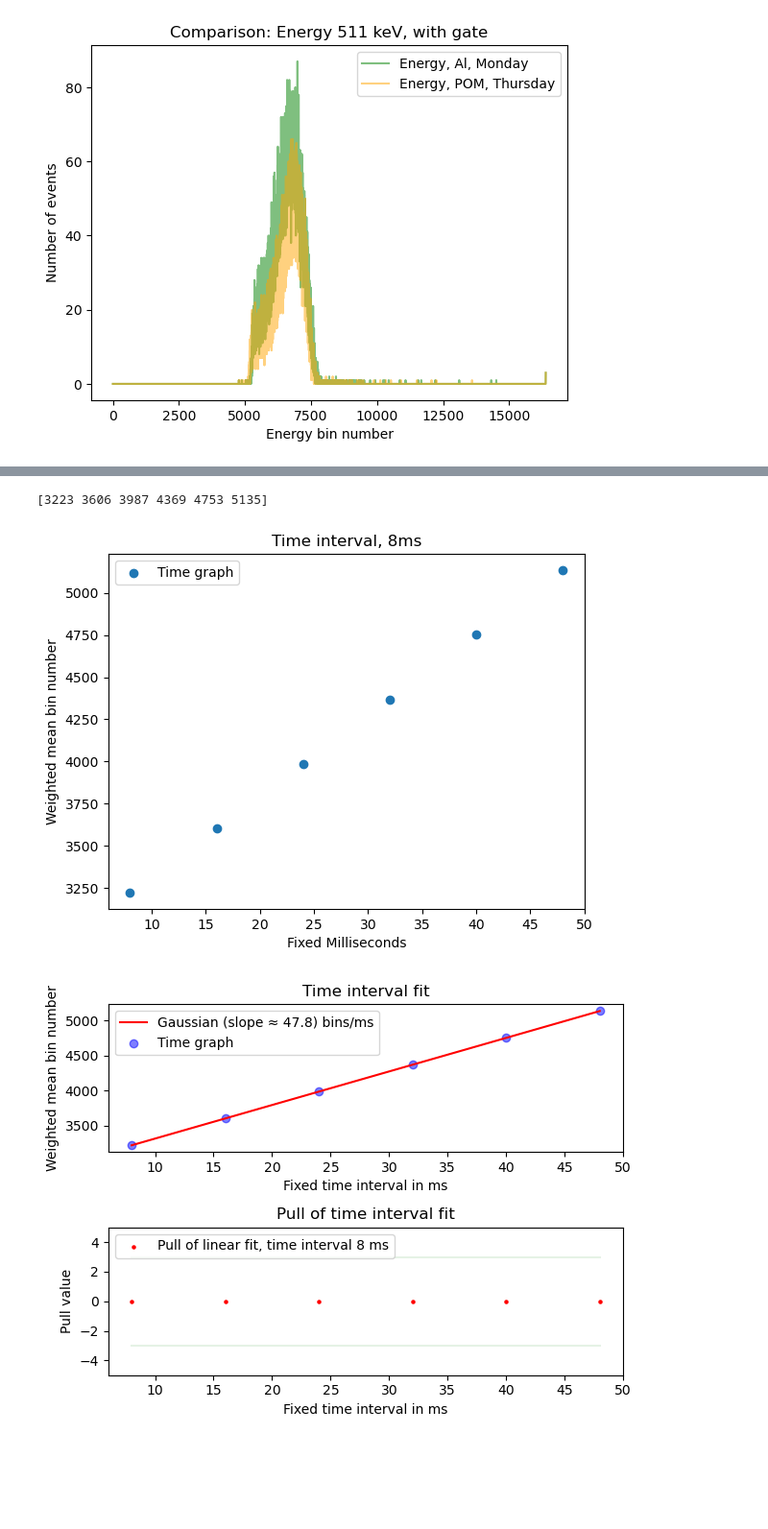
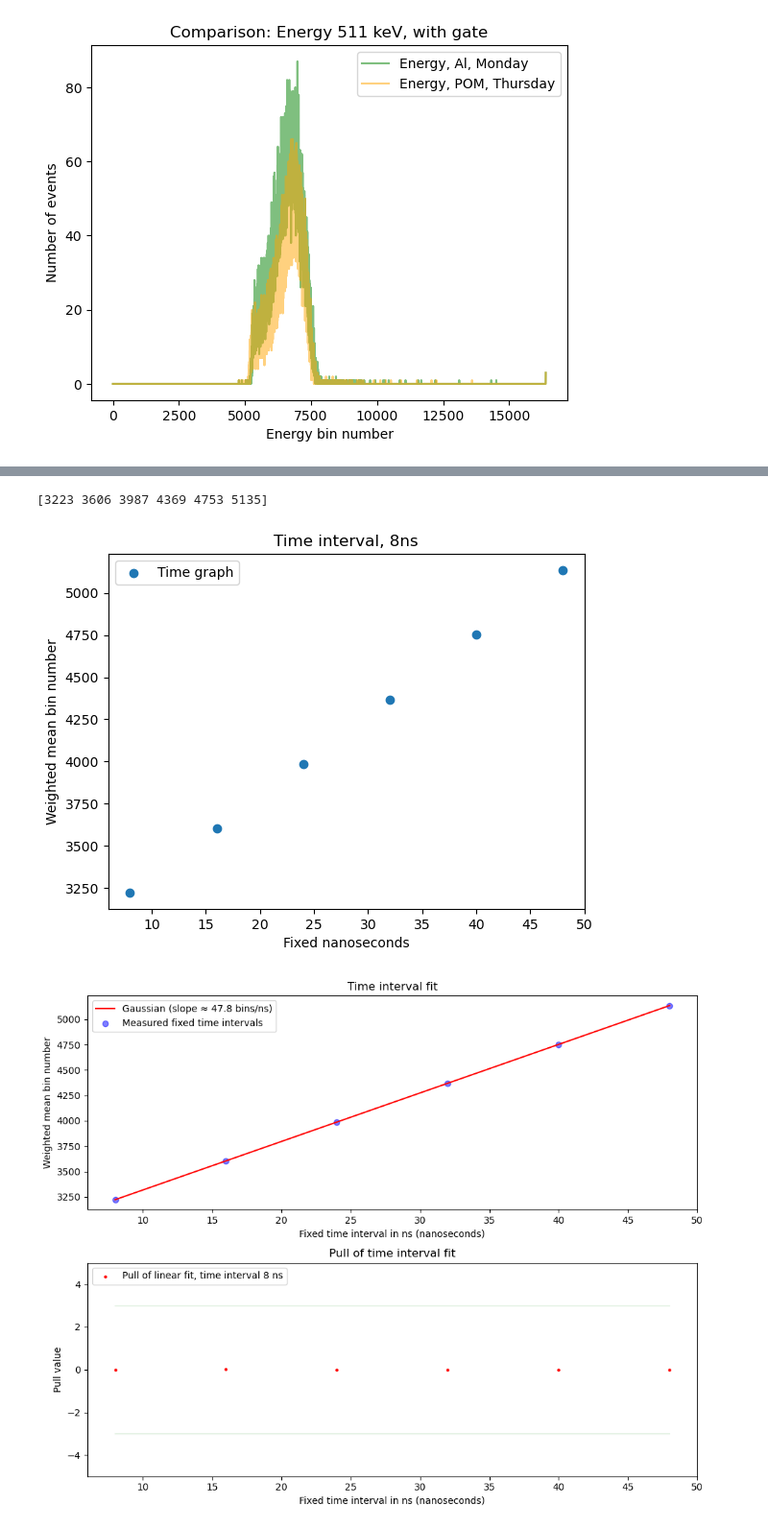
Before and after one commit to Royeth-Boss/KT-1-Lab-Positronium, a Jupyter notebook: Fits_and_plots.ipynb, the cells around one changed output, grey strips where cells are left out. Shown at 96% size. Drawn from its saved outputs; the diff is of its cells as text; code cells hidden in the pictures; blank space fills up the shorter version.

```diff
--- a/Fits_and_plots.ipynb
+++ b/Fits_and_plots.ipynb
@@ -282,12 +282,12 @@ filepath = "Thursday_time interval_nogate.Spe"
 
 raw_data_lines = read_spe_integers(filepath)
 clean_data = cleanup_spe_file(raw_data_lines)
-data_time_interval_8ms = clean_data
+data_time_interval_8ns = clean_data
 
 # Create histogram
-plt.plot(data_time_interval_8ms, label="Time interval, 8ms")
+plt.plot(data_time_interval_8ns, label="Time interval, 8ns")
 
-plt.title("Time interval, 8ms")
+plt.title("Time interval, 8ns")
 plt.xlabel("Time bin number")
 plt.ylabel("Number of events")
 
@@ -422,12 +422,12 @@ from scipy.optimize import curve_fit
 
 # We determine the timescale of the x-axis by means of the fixed time interval measurement
 
-x_axis = np.linspace(1, len(data_time_interval_8ms), len(data_time_interval_8ms))
+x_axis = np.linspace(1, len(data_time_interval_8ns), len(data_time_interval_8ns))
 
 # Create histogram but only the relevant bin range
-plt.plot(x_axis, data_time_interval_8ms, label="Time interval, 8ms")
+plt.plot(x_axis, data_time_interval_8ns, label="Time interval, 8ns")
 
-plt.title("Time interval, 8ms")
+plt.title("Time interval, 8ns")
 plt.xlabel("Time bin number")
 plt.ylabel("Number of events")
 
@@ -441,12 +441,12 @@ plt.close()
 
 #
 
-x_axis = np.linspace(1, len(data_time_interval_8ms), len(data_time_interval_8ms))
+x_axis = np.linspace(1, len(data_time_interval_8ns), len(data_time_interval_8ns))
 
 # Create histogram but only the relevant bin range
-plt.plot(x_axis, data_time_interval_8ms, label="Time interval, 8ms")
+plt.plot(x_axis, data_time_interval_8ns, label="Time interval, 8ns")
 
-plt.title("Time interval, 8ms")
+plt.title("Time interval, 8ns")
 plt.xlabel("Time bin number")
 plt.ylabel("Number of events")
 
@@ -459,7 +459,7 @@ plt.show()
 plt.close()
 
 # We determine the "exact" location of the deltas by means of a weighted average over the values close to each other in the bins
-time_delta_array_1 = data_time_interval_8ms[3000:3500]
+time_delta_array_1 = data_time_interval_8ns[3000:3500]
 
 x_axis_delta_1 = np.linspace(1, len(time_delta_array_1), len(time_delta_array_1))
 
@@ -469,7 +469,7 @@ mean_bin_delta_1 = 3000 + int(weighted_mean_delta_1)
 
 #
 
-time_delta_array_2 = data_time_interval_8ms[3500:3800]
+time_delta_array_2 = data_time_interval_8ns[3500:3800]
 
 x_axis_delta_2 = np.linspace(1, len(time_delta_array_2), len(time_delta_array_2))
 
@@ -479,7 +479,7 @@ mean_bin_delta_2 = 3500 + int(weighted_mean_delta_2)
 
 #
 
-time_delta_array_3 = data_time_interval_8ms[3800:4200]
+time_delta_array_3 = data_time_interval_8ns[3800:4200]
 
 x_axis_delta_3 = np.linspace(1, len(time_delta_array_3), len(time_delta_array_3))
 
@@ -489,7 +489,7 @@ mean_bin_delta_3 = 3800 + int(weighted_mean_delta_3)
 
 #
 
-time_delta_array_4 = data_time_interval_8ms[4200:4500]
+time_delta_array_4 = data_time_interval_8ns[4200:4500]
 
 x_axis_delta_4 = np.linspace(1, len(time_delta_array_4), len(time_delta_array_4))
 
@@ -499,7 +499,7 @@ mean_bin_delta_4 = 4200 + int(weighted_mean_delta_4)
 
 #
 
-time_delta_array_5 = data_time_interval_8ms[4500:4900]
+time_delta_array_5 = data_time_interval_8ns[4500:4900]
 
 x_axis_delta_5 = np.linspace(1, len(time_delta_array_5), len(time_delta_array_5))
 
@@ -509,7 +509,7 @@ mean_bin_delta_5 = 4500 + int(weighted_mean_delta_5)
 
 #
 
-time_delta_array_6 = data_time_interval_8ms[4900:5500]
+time_delta_array_6 = data_time_interval_8ns[4900:5500]
 
 x_axis_delta_6 = np.linspace(1, len(time_delta_array_6), len(time_delta_array_6))
 
@@ -526,8 +526,8 @@ y_axis = 8 * np.linspace(1, len(mean_bin_array), len(mean_bin_array))
 
 plt.scatter(y_axis, mean_bin_array, label="Time graph")
 
-plt.title("Time interval, 8ms")
-plt.xlabel("Fixed Milliseconds")
+plt.title("Time interval, 8ns")
+plt.xlabel("Fixed nanoseconds")
 plt.ylabel("Weighted mean bin number")
 
 plt.legend()
@@ -561,33 +561,33 @@ slope_time_fit, offset_time_fit = optimized_parameters_linear_time_fit
 x_fit = x_axis
 y_fit = first_order_polynomial(x_axis, *optimized_parameters_linear_time_fit)
 
-milliseconds_per_bin = 1 / slope_time_fit
+nanoseconds_per_bin = 1 / slope_time_fit
 
 # We calculate the Pull for this fit
 Pull_time_interval = (mean_bin_array - y_fit) / np.sqrt(mean_bin_array)
 
-fig, axs = plt.subplots(2, 1)
+fig, axs = plt.subplots(2, 1, figsize=(10, 8))
 
 # Plot the fit in the upper plot
-axs[0].plot(x_fit, y_fit, label=f"Gaussian (slope ≈ {slope_time_fit:.1f}) bins/ms", color="red")
-axs[0].scatter(y_axis, mean_bin_array, label="Time graph", color="blue", alpha=0.5)
+axs[0].plot(x_fit, y_fit, label=f"Gaussian (slope ≈ {slope_time_fit:.1f} bins/ns)", color="red")
+axs[0].scatter(y_axis, mean_bin_array, label="Measured fixed time intervals", color="blue", alpha=0.5)
 
 axs[0].set_title("Time interval fit")
-axs[0].set_xlabel("Fixed time interval in ms")
+axs[0].set_xlabel("Fixed time interval in ns (nanoseconds)")
 axs[0].set_ylabel("Weighted mean bin number")
 
 axs[0].legend()
 # axs[0].set_xlim(2500, 3300)
 
 # Plot the pull in the lower plot
-axs[1].scatter(x_fit, Pull_time_interval, label="Pull of linear fit, time interval 8 ms", color="red", s=5, marker='o')
+axs[1].scatter(x_fit, Pull_time_interval, label="Pull of linear fit, time interval 8 ns", color="red", s=5, marker='o')
 
 # Create lines in the plot at the y-values 3 and -3
 axs[1].plot(x_fit, np.full_like(x_fit, 3), color="green", alpha=0.1)
 axs[1].plot(x_fit, np.full_like(x_fit, -3), color="green", alpha=0.1)
 
 axs[1].set_title("Pull of time interval fit")
-axs[1].set_xlabel("Fixed time interval in ms")
+axs[1].set_xlabel("Fixed time interval in ns (nanoseconds)")
 axs[1].set_ylabel("Pull value")
 
 axs[1].legend(loc='upper left')
@@ -606,9 +606,9 @@ plt.close()
 # This part can be ignored, was just a test
 
 # # Create histogram but only from array around one delta
-# plt.plot(x_axis_delta_1, time_delta_array_1, label="1. time delta at 8ms")
+# plt.plot(x_axis_delta_1, time_delta_array_1, label="1. time delta at 8ns")
 #
-# plt.title("1. time delta at 8ms")
+# plt.title("1. time delta at 8ns")
 # plt.xlabel("Time bin number")
 # plt.ylabel("Number of events")
 #
@@ -624,6 +624,6 @@ plt.close()
 [3223 3606 3987 4369 4753 5135]
-[figure, old version]
+[figure, new version]
-[figure, old version]
+[figure, new version]
 # %%
 # We create the plots needed for the report: here the time plots for both 511 keV
 
```
Also changed, not shown: parts of 4 cells of this notebook.
